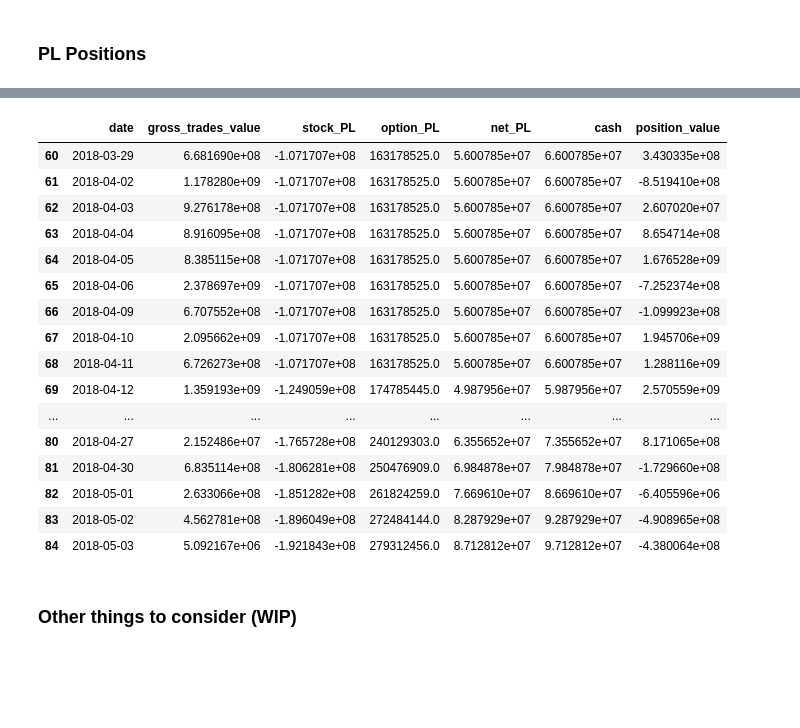
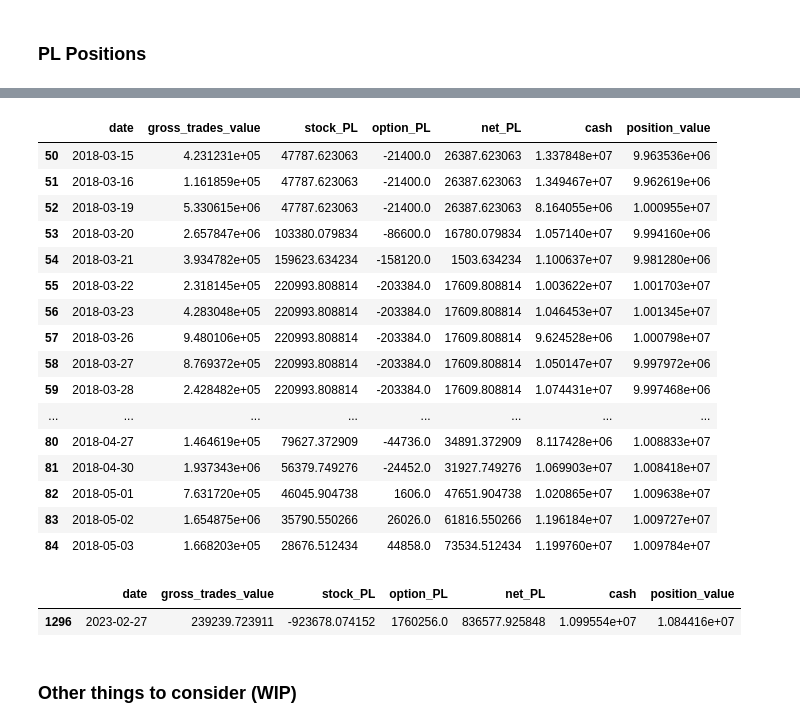
Before and after one commit to jyfinm/QTS_Final_Project, a Jupyter notebook: limits.ipynb, the cells around one changed output, grey strips where cells are left out. Saved outputs shown, nothing was run; the diff lists cells and outputs as text; code cells hidden in the pictures; blank space fills up the shorter version.

Commit message:
updates to trade strategy etc
updates to trade strategy etc

```diff
--- a/limits.ipynb
+++ b/limits.ipynb
@@ -513,6 +594,0 @@ trades_dfs['trade_1'].head()
-# %%
-for key, df in trades_dfs.items():
-    # Calculate the multiplication of 'identifier' and 'pos_size'
-    df['signed_pos']  = - df[key] * df['pos_size']
-
-trades_dfs['trade_1'].head()
@@ -529,7 +598,7 @@ trades_dfs['trade_1'].head()
 PL_temp_dfs = {}
 for key, df in trades_dfs.items():
     # Group by 'dates' and sum the columns of interest
-    columns_to_sum = ['signed_pos']
+    columns_to_sum = []
     for col in ['stock_pos', 'change_cost_basis',	'stock_cost_basis',	'daily_stock_value',	'stock_PL',	'option_cost_basis', 'change_cost_basis_op',
                 'daily_option_value',	'option_PL',	'total_cost_basis',	'total_pos_value',	'total_PL',	'realized_stock_PL',
                 'realized_option_PL',	'realized_PL']:
@@ -545,5 +614,5 @@ for key, df in trades_dfs.items():
     # Assign the processed DataFrame to PL_dfs with the same key
     PL_temp_dfs[key] = pl_df
 
-PL_temp_dfs['trade_1'][70:85]
+PL_temp_dfs['trade_1'][50:84]
 # %% [output]
@@ -574,10 +644,10 @@ for key, df in PL_temp_dfs.items():
 
     # First Merge: Merge to align 'pos_size' with 'spy_divdata' based on 'date'
     # Assuming 'pos_size' exists in your df
-    temp_merged = pd.merge(spy_divdata, df[['date', 'signed_pos']], how='left', on='date')
+    temp_merged = pd.merge(spy_divdata, df[['date', 'sized_stock_pos']], how='left', on='date')
 
     # Correctly multiply 'signed_pos' by 'dividend' column
-    temp_merged['div'] = temp_merged['signed_pos'] * temp_merged['dividend']
+    temp_merged['div'] = temp_merged['sized_stock_pos'] * temp_merged['dividend']
 
     # Update the DataFrame in divvies with the final merged DataFrame
     divvies[key] = temp_merged
@@ -661,31 +732,36 @@ for key, df in PL_temp_dfs.items():
     pl_df['net_PL'] = df['sized_realized_PL'].cumsum()
 
     # Positions & Cost Basis
-    pl_df['cash'] = KAPITAL - df['sized_total_cost_basis'] + df['sized_total_cost_basis'] + pl_df['net_PL']
+    pl_df['cash'] = KAPITAL - df['sized_total_cost_basis'] + pl_df['net_PL']
     pl_df['position_value'] = pl_df['cash'] + df['sized_total_pos_value']
 
     # Assign the processed DataFrame to the new dictionary
     PL_dfs[key] = pl_df
 # %%
-PL_dfs['trade_1'][60:85]
+PL_dfs['trade_1'][50:85]
 # %% [output]
 |  | date | gross_trades_value | stock_PL | option_PL | net_PL | cash | position_value |
-| 60 | 2018-03-29 | 6.681690e+08 | -1.071707e+08 | 163178525.0 | 5.600785e+07 | 6.600785e+07 | 3.430335e+08 |
-| 61 | 2018-04-02 | 1.178280e+09 | -1.071707e+08 | 163178525.0 | 5.600785e+07 | 6.600785e+07 | -8.519410e+08 |
-| 62 | 2018-04-03 | 9.276178e+08 | -1.071707e+08 | 163178525.0 | 5.600785e+07 | 6.600785e+07 | 2.607020e+07 |
-| 63 | 2018-04-04 | 8.916095e+08 | -1.071707e+08 | 163178525.0 | 5.600785e+07 | 6.600785e+07 | 8.654714e+08 |
-| 64 | 2018-04-05 | 8.385115e+08 | -1.071707e+08 | 163178525.0 | 5.600785e+07 | 6.600785e+07 | 1.676528e+09 |
-| 65 | 2018-04-06 | 2.378697e+09 | -1.071707e+08 | 163178525.0 | 5.600785e+07 | 6.600785e+07 | -7.252374e+08 |
-| 66 | 2018-04-09 | 6.707552e+08 | -1.071707e+08 | 163178525.0 | 5.600785e+07 | 6.600785e+07 | -1.099923e+08 |
-| 67 | 2018-04-10 | 2.095662e+09 | -1.071707e+08 | 163178525.0 | 5.600785e+07 | 6.600785e+07 | 1.945706e+09 |
-| 68 | 2018-04-11 | 6.726273e+08 | -1.071707e+08 | 163178525.0 | 5.600785e+07 | 6.600785e+07 | 1.288116e+09 |
-| 69 | 2018-04-12 | 1.359193e+09 | -1.249059e+08 | 174785445.0 | 4.987956e+07 | 5.987956e+07 | 2.570559e+09 |
+| 50 | 2018-03-15 | 4.231231e+05 | 47787.623063 | -21400.0 | 26387.623063 | 1.337848e+07 | 9.963536e+06 |
+| 51 | 2018-03-16 | 1.161859e+05 | 47787.623063 | -21400.0 | 26387.623063 | 1.349467e+07 | 9.962619e+06 |
+| 52 | 2018-03-19 | 5.330615e+06 | 47787.623063 | -21400.0 | 26387.623063 | 8.164055e+06 | 1.000955e+07 |
+| 53 | 2018-03-20 | 2.657847e+06 | 103380.079834 | -86600.0 | 16780.079834 | 1.057140e+07 | 9.994160e+06 |
+| 54 | 2018-03-21 | 3.934782e+05 | 159623.634234 | -158120.0 | 1503.634234 | 1.100637e+07 | 9.981280e+06 |
+| 55 | 2018-03-22 | 2.318145e+05 | 220993.808814 | -203384.0 | 17609.808814 | 1.003622e+07 | 1.001703e+07 |
+| 56 | 2018-03-23 | 4.283048e+05 | 220993.808814 | -203384.0 | 17609.808814 | 1.046453e+07 | 1.001345e+07 |
+| 57 | 2018-03-26 | 9.480106e+05 | 220993.808814 | -203384.0 | 17609.808814 | 9.624528e+06 | 1.000798e+07 |
+| 58 | 2018-03-27 | 8.769372e+05 | 220993.808814 | -203384.0 | 17609.808814 | 1.050147e+07 | 9.997972e+06 |
+| 59 | 2018-03-28 | 2.428482e+05 | 220993.808814 | -203384.0 | 17609.808814 | 1.074431e+07 | 9.997468e+06 |
 | ... | ... | ... | ... | ... | ... | ... | ... |
-| 80 | 2018-04-27 | 2.152486e+07 | -1.765728e+08 | 240129303.0 | 6.355652e+07 | 7.355652e+07 | 8.171065e+08 |
-| 81 | 2018-04-30 | 6.835114e+08 | -1.806281e+08 | 250476909.0 | 6.984878e+07 | 7.984878e+07 | -1.729660e+08 |
-| 82 | 2018-05-01 | 2.633066e+08 | -1.851282e+08 | 261824259.0 | 7.669610e+07 | 8.669610e+07 | -6.405596e+06 |
-| 83 | 2018-05-02 | 4.562781e+08 | -1.896049e+08 | 272484144.0 | 8.287929e+07 | 9.287929e+07 | -4.908965e+08 |
-| 84 | 2018-05-03 | 5.092167e+06 | -1.921843e+08 | 279312456.0 | 8.712812e+07 | 9.712812e+07 | -4.380064e+08 |
+| 80 | 2018-04-27 | 1.464619e+05 | 79627.372909 | -44736.0 | 34891.372909 | 8.117428e+06 | 1.008833e+07 |
+| 81 | 2018-04-30 | 1.937343e+06 | 56379.749276 | -24452.0 | 31927.749276 | 1.069903e+07 | 1.008418e+07 |
+| 82 | 2018-05-01 | 7.631720e+05 | 46045.904738 | 1606.0 | 47651.904738 | 1.020865e+07 | 1.009638e+07 |
+| 83 | 2018-05-02 | 1.654875e+06 | 35790.550266 | 26026.0 | 61816.550266 | 1.196184e+07 | 1.009727e+07 |
+| 84 | 2018-05-03 | 1.668203e+05 | 28676.512434 | 44858.0 | 73534.512434 | 1.199760e+07 | 1.009784e+07 |
+# %%
+PL_dfs['trade_1'][-2:-1]
+# %% [output]
+|  | date | gross_trades_value | stock_PL | option_PL | net_PL | cash | position_value |
+| 1296 | 2023-02-27 | 239239.723911 | -923678.074152 | 1760256.0 | 836577.925848 | 1.099554e+07 | 1.084416e+07 |
 # %%
 os.makedirs('simdata', exist_ok=True)
 
```
Also changed, not shown: parts of 30 cells of this notebook, 5 other files.
